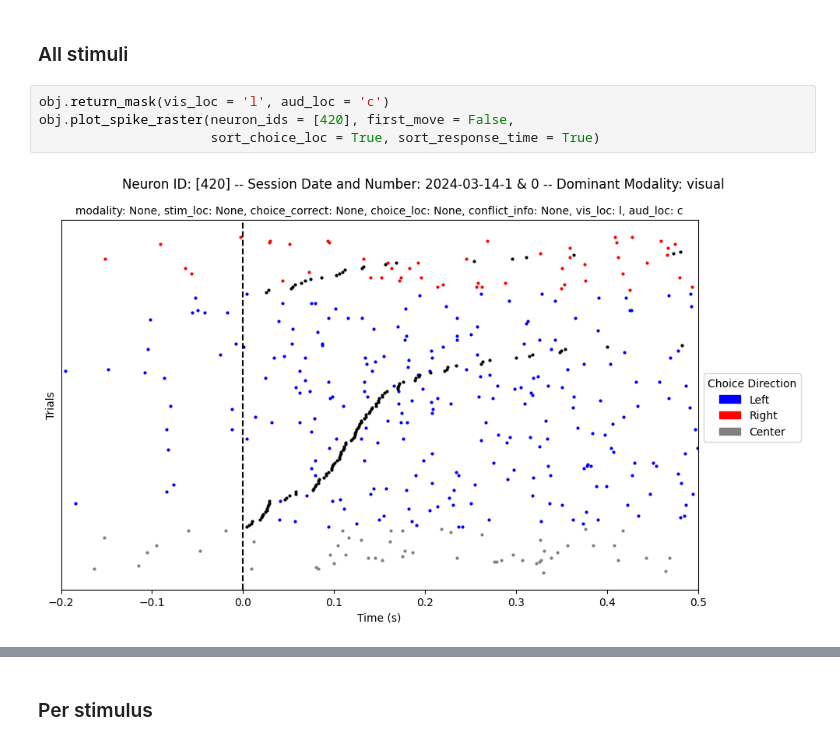
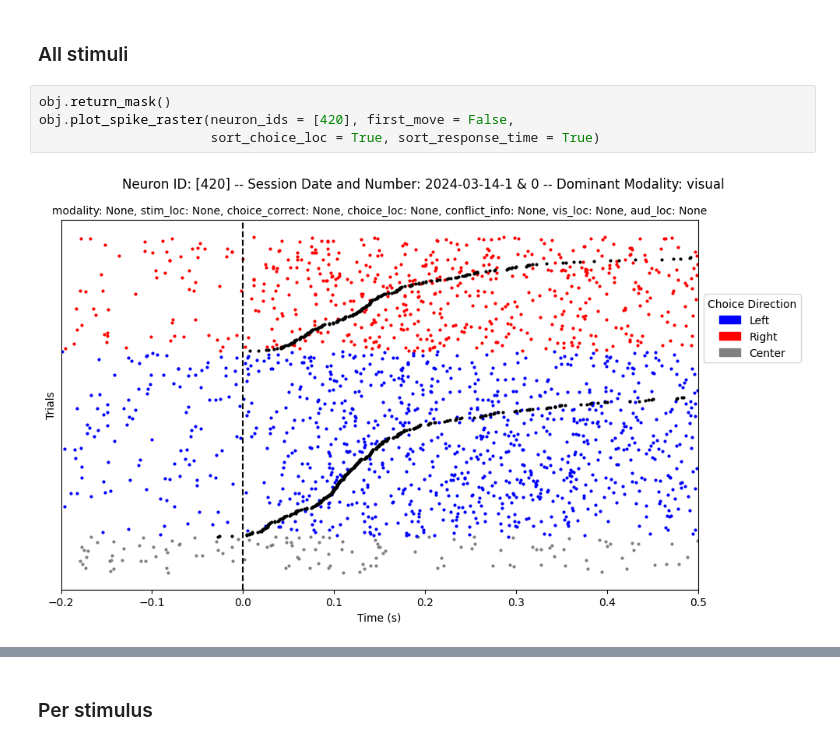
Before and after one commit to serkanshentyurk/rotation_cortex, a Jupyter notebook: v1.ipynb, the cells around one changed output, grey strips where cells are left out. Saved outputs shown, nothing was run; the diff lists cells and outputs as text.

```diff
--- a/v1.ipynb
+++ b/v1.ipynb
@@ -96,8 +98,8 @@ obj.plot_psth(figsize = (10, 10),
 # %% [markdown]
 ### All stimuli
 # %%
-obj.return_mask(vis_loc = 'l', aud_loc = 'c')
+obj.return_mask()
 obj.plot_spike_raster(neuron_ids = [420], first_move = False,
-                      sort_choice_loc = True, sort_response_time = True)
+					  sort_choice_loc = True, sort_response_time = True)
 # %% [output]
-[figure, old version]
+[figure, new version]
```
Also changed, not shown: parts of 22 cells of this notebook, 2 other files.
